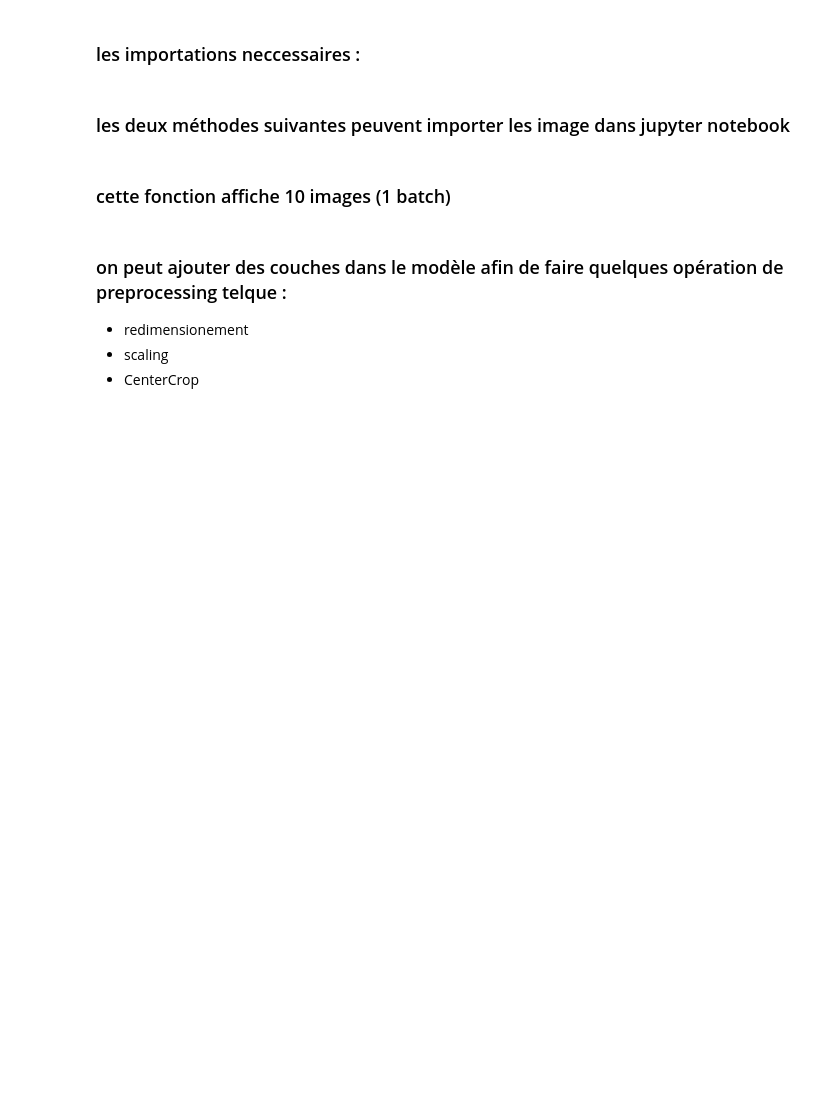
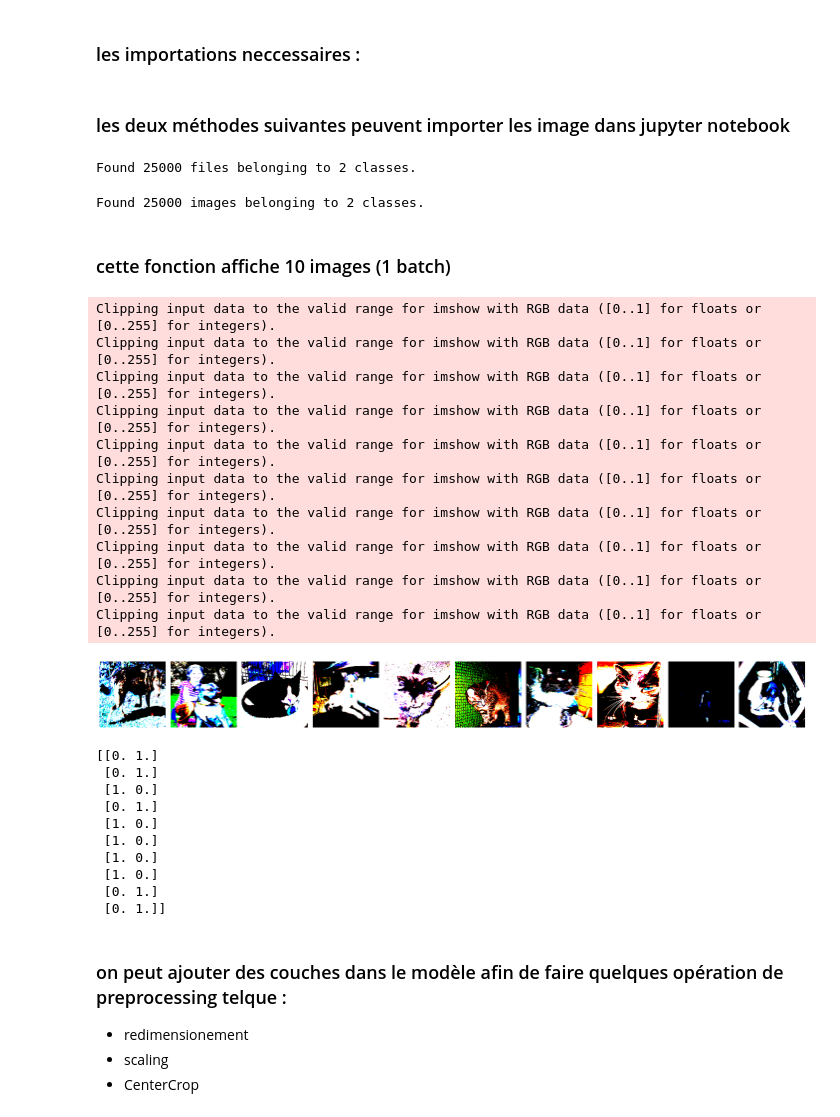
Before and after one commit to aminreguig/detection_documents_falsifiees_DataInception, a Jupyter notebook: version0.ipynb, the cells around one changed output. Saved outputs shown, nothing was run; the diff lists cells and outputs as text; code cells hidden in the pictures; blank space fills up the shorter version.

```diff
--- a/version0.ipynb
+++ b/version0.ipynb
@@ -11,32 +14,58 @@ import matplotlib.pyplot as plt
 #importation de dataset
 
 dataset = keras.preprocessing.image_dataset_from_directory(
-  '/home/amin/Documents/test', batch_size=64, image_size=(200, 200))
+  'A:\datasets\PetImages', batch_size=64, image_size=(200, 200), shuffle=True, seed=None, validation_split=None,)
+# %% [output]
+Found 25000 files belonging to 2 classes.
 # %%
 #importation de dataset en batches avec application de preprocess
 from tensorflow.keras.preprocessing.image import ImageDataGenerator
 
-train_batches = ImageDataGenerator(preprocessing_function=tf.keras.applications.vgg16.preprocess_input) \
-    .flow_from_directory(directory='/home/amin/Documents/test', target_size=(224,224), classes=['cat', 'dog'], batch_size=10)
+dataset2 = ImageDataGenerator(preprocessing_function=tf.keras.applications.vgg16.preprocess_input) \
+    .flow_from_directory(directory='A:\datasets\PetImages', target_size=(224,224), classes=['cat', 'dog'], batch_size=10)
+# %% [output]
+Found 25000 images belonging to 2 classes.
 # %% [markdown]
 ### cette fonction affiche 10 images (1 batch)
 # %%
 
 
-imgs,labels=next(train_batches)
+imgs,labels=next(dataset2)
 
 
 def plotImages(images_arr):
     fig, axes = plt.subplots(1, 10, figsize=(20,20))
     axes = axes.flatten()
     for img, ax in zip( images_arr, axes):
         ax.imshow(img)
         ax.axis('off')
     plt.tight_layout()
     plt.show()
 
 plotImages(imgs)
 print(labels)
+# %% [output]
+Clipping input data to the valid range for imshow with RGB data ([0..1] for floats or [0..255] for integers).
+Clipping input data to the valid range for imshow with RGB data ([0..1] for floats or [0..255] for integers).
+Clipping input data to the valid range for imshow with RGB data ([0..1] for floats or [0..255] for integers).
+Clipping input data to the valid range for imshow with RGB data ([0..1] for floats or [0..255] for integers).
+Clipping input data to the valid range for imshow with RGB data ([0..1] for floats or [0..255] for integers).
+Clipping input data to the valid range for imshow with RGB data ([0..1] for floats or [0..255] for integers).
+Clipping input data to the valid range for imshow with RGB data ([0..1] for floats or [0..255] for integers).
+Clipping input data to the valid range for imshow with RGB data ([0..1] for floats or [0..255] for integers).
+Clipping input data to the valid range for imshow with RGB data ([0..1] for floats or [0..255] for integers).
+Clipping input data to the valid range for imshow with RGB data ([0..1] for floats or [0..255] for integers).
+[figure, added]
+[[0. 1.]
+ [0. 1.]
+ [1. 0.]
+ [0. 1.]
+ [1. 0.]
+ [1. 0.]
+ [1. 0.]
+ [1. 0.]
+ [0. 1.]
+ [0. 1.]]
 # %% [markdown]
 ### on peut ajouter des couches dans le modèle afin de faire quelques opération de preprocessing telque :
 - redimensionement
```
Also changed, not shown: parts of 4 cells of this notebook.
